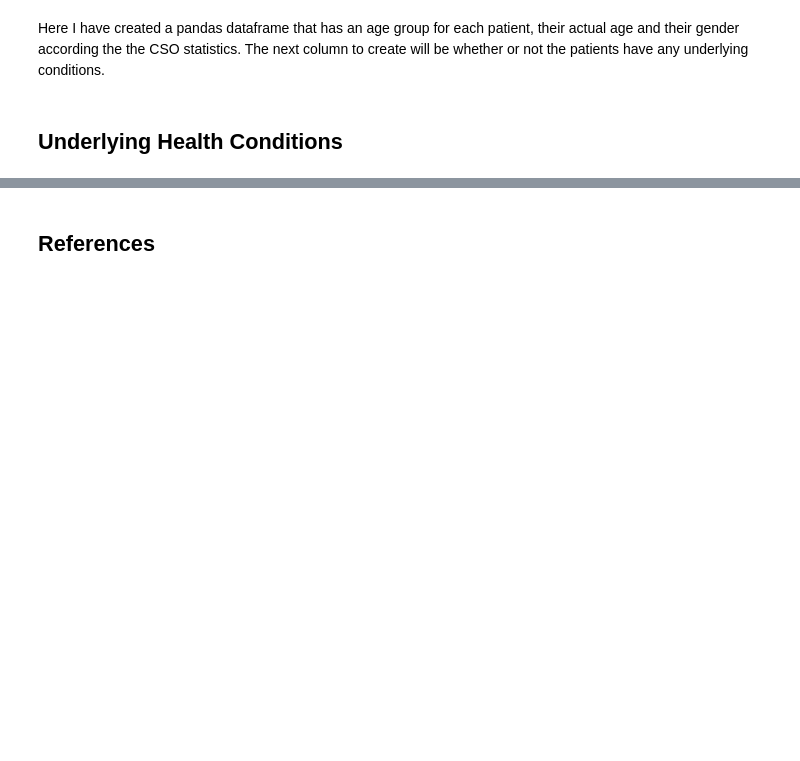
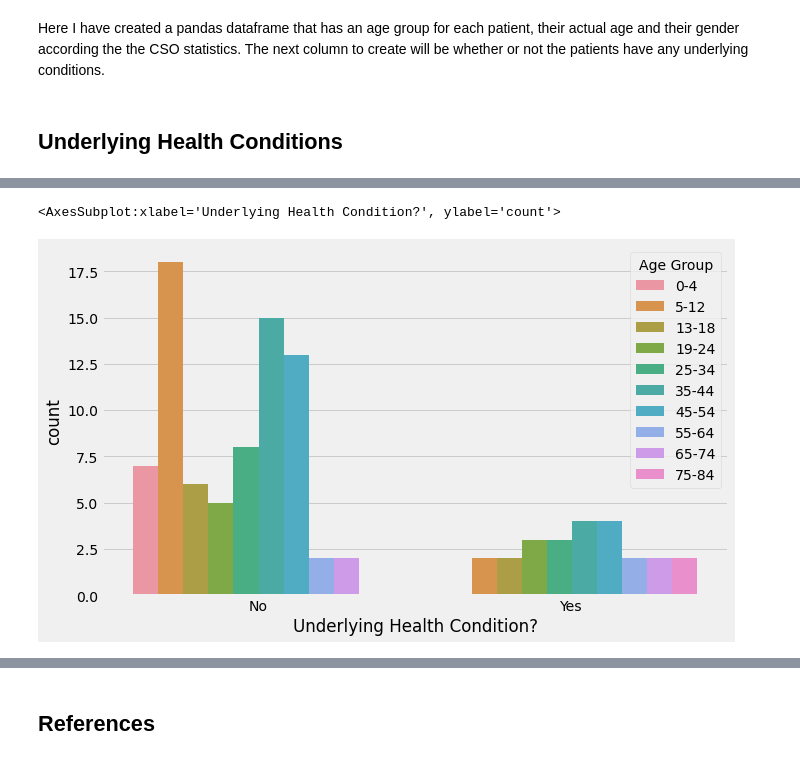
Before and after one commit to Cormac88/PDA_Project_Covid-19, a Jupyter notebook: simulated_covid_data.ipynb, the cells around one changed output, grey strips where cells are left out. Drawn from its saved outputs; the diff is of its cells as text; code cells hidden in the pictures; blank space fills up the shorter version.

```diff
--- a/simulated_covid_data.ipynb
+++ b/simulated_covid_data.ipynb
@@ -284,0 +373,5 @@ Here I have created a pandas dataframe that has an age group for each patient, t
+# %%
+sns.countplot(x = 'Underlying Health Condition?', data = dfcovid, hue = 'Age Group')
+# %% [output]
+<AxesSubplot:xlabel='Underlying Health Condition?', ylabel='count'>
+[figure, added]
```
Also changed, not shown: parts of 12 cells of this notebook, 1 other file.
